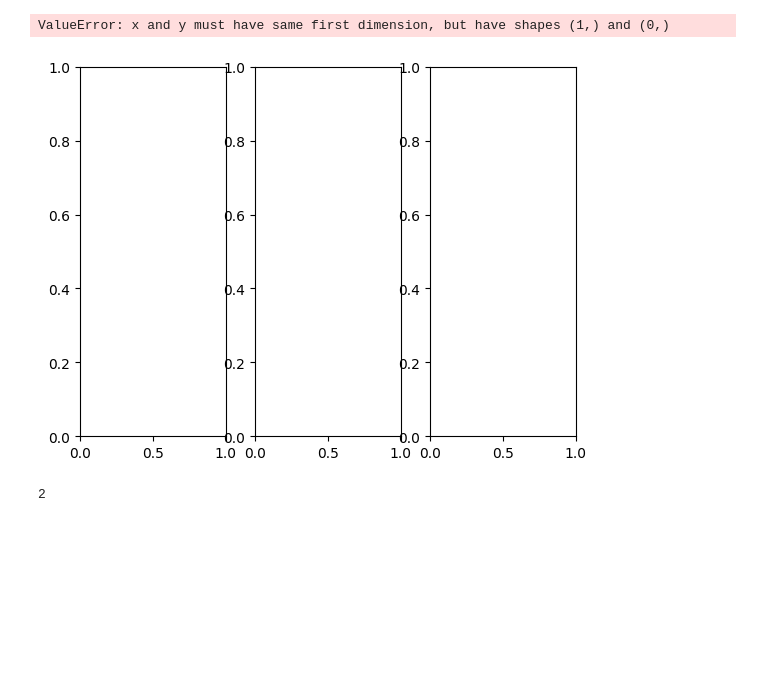
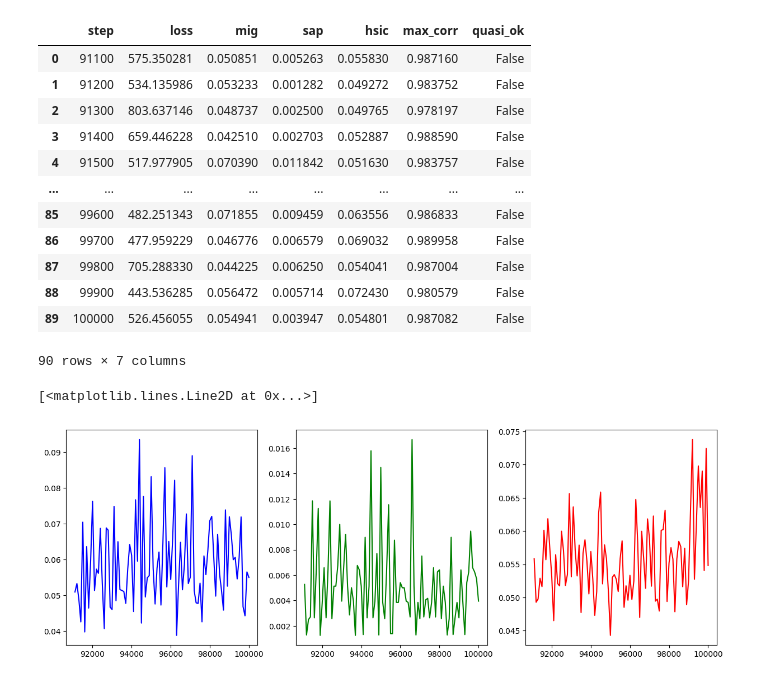
Before and after one commit to HannaRF/mod_gen, a Jupyter notebook: beta_VAE.ipynb, the cells around one changed output. Drawn from its saved outputs; the diff is of its cells as text; code cells hidden in the pictures; blank space fills up the shorter version.

Commit message:
beta_vae finished and requirements.txt for env

```diff
--- a/beta_VAE.ipynb
+++ b/beta_VAE.ipynb
@@ -19,6 +19,8 @@ from sklearn.feature_selection import mutual_info_classif
 from sklearn.linear_model import LogisticRegression
 from sklearn.preprocessing import KBinsDiscretizer
 from sklearn.model_selection import train_test_split
+# from utils import compute_hsic, compute_mig, compute_quasi_ortho, compute_sap
+import pandas as pd
 
 # Parser de argumentos
 parser = argparse.ArgumentParser()
@@ -38,7 +40,10 @@ parser.add_argument('--C_max',      type=float, default=25.)
 parser.add_argument('--C_stop_iter',type=int,   default=1e5)
 parser.add_argument('--log_interval', type=int, default=100)
 parser.add_argument('--reset', action='store_true')
+
+# utiliza checkpoint salvo se --reset não for especificado
 parser.set_defaults(reset=False)
+
 args, _ = parser.parse_known_args()
 
 checkpoint_dir = './checkpoints'
@@ -109,6 +114,8 @@ class BetaVAE(nn.Module):
         z = reparametrize(mu, logvar)
         return self.decoder(z).view_as(x), mu, logvar
 
+print(f"Dataset: {args.dataset}, Objective: {args.objective}, ")
+
 # -----------------------------------------
 # 3) Métricas
 # -----------------------------------------
@@ -177,17 +184,14 @@ def compute_sap(z_np, factors_np, test_size=0.3, random_state=0):
         sap_scores.append(errs[idx[1]] - errs[idx[0]])
     return np.mean(sap_scores) if sap_scores else 0.0
 
-
-
-print(f"Dataset: {args.dataset}, Objective: {args.objective}, ")
-
 # -----------------------------------------
 # 4) Training Loop com Objective H ou B
 # -----------------------------------------
 device = torch.device('cuda' if torch.cuda.is_available() else 'cpu')
 model = BetaVAE(z_dim=args.z_dim, nc=3).to(device)
 opt = optim.Adam(model.parameters(), lr=args.lr, betas=(args.beta1, args.beta2))
-migs, saps, hsics, quasis = [], [], [], []
+
+df = pd.DataFrame(columns=['step', 'loss', 'mig', 'sap', 'hsic', 'max_corr', 'quasi_ok'])
 
 start_step = 1
 if os.path.exists(checkpoint_path) and not args.reset:
@@ -218,12 +222,22 @@ for step in range(start_step, args.max_iter + 1):
         with torch.no_grad():
             zs = mu.cpu().numpy()
             fac = attrs.numpy()
+
             mig = compute_mig(zs, fac)
             sap = compute_sap(zs, fac)
             hsic = compute_hsic(mu)
             ok, eps_real = compute_quasi_ortho(mu)
-            migs.append(mig); saps.append(sap)
-            hsics.append(hsic); quasis.append(ok)
+
+            df = pd.concat([df, pd.DataFrame({
+                'step': [step],
+                'loss': [loss.item()],
+                'mig': [mig],
+                'sap': [sap],
+                'hsic': [hsic],
+                'max_corr': [eps_real],
+                'quasi_ok': [ok]
+            })], ignore_index=True)
+
         print(f"[Step {step}] Loss:{loss.item():.4f} MIG:{mig:.4f} SAP:{sap:.4f} "
               f"HSIC:{hsic:.4f} MaxCorr:{eps_real:.4e} QuasiOK:{ok}")
 
@@ -233,7 +247,12 @@ for step in range(start_step, args.max_iter + 1):
             'model_state_dict': model.state_dict(),
             'optimizer_state_dict': opt.state_dict(),
         }, checkpoint_path)
+        df.to_csv(os.path.join(checkpoint_dir, 'log_beta_VAE.csv'), index=False)
         print(f"Checkpoint salvo no step {step}")
+        print(f"Log salvo em {os.path.join(checkpoint_dir, 'log_beta_VAE.csv')}")
+
+df.to_csv(os.path.join(checkpoint_dir, 'log_beta_VAE.csv'), index=False)
+
 
 # print(f"MIG:{mig:.4f} SAP:{sap:.4f} HSIC:{hsic:.4f} MaxCorr:{eps_real:.4e} QuasiOK:{ok}")
 
@@ -257,17 +313,31 @@ Checkpoint carregado, continuando do step 100000...
+# %%
+df
+# %% [output]
+|  | step | loss | mig | sap | hsic | max_corr | quasi_ok |
+| 0 | 91100 | 575.350281 | 0.050851 | 0.005263 | 0.055830 | 0.987160 | False |
+| 1 | 91200 | 534.135986 | 0.053233 | 0.001282 | 0.049272 | 0.983752 | False |
+| 2 | 91300 | 803.637146 | 0.048737 | 0.002500 | 0.049765 | 0.978197 | False |
+| 3 | 91400 | 659.446228 | 0.042510 | 0.002703 | 0.052887 | 0.988590 | False |
+| 4 | 91500 | 517.977905 | 0.070390 | 0.011842 | 0.051630 | 0.983757 | False |
+| ... | ... | ... | ... | ... | ... | ... | ... |
+| 85 | 99600 | 482.251343 | 0.071855 | 0.009459 | 0.063556 | 0.986833 | False |
+| 86 | 99700 | 477.959229 | 0.046776 | 0.006579 | 0.069032 | 0.989958 | False |
+| 87 | 99800 | 705.288330 | 0.044225 | 0.006250 | 0.054041 | 0.987004 | False |
+| 88 | 99900 | 443.536285 | 0.056472 | 0.005714 | 0.072430 | 0.980579 | False |
+| 89 | 100000 | 526.456055 | 0.054941 | 0.003947 | 0.054801 | 0.987082 | False |
+90 rows × 7 columns
 # %%
-x = len(migs)
+x = df.step.values
 fig,ax = plt.subplots(nrows = 1, ncols = 3)
+#size of figure
+fig.set_size_inches(15, 5)
 
-ax[0].plot(x,migs,'b')
-ax[1].plot(x, saps, 'g')
-ax[2].plot(x,hsics,'r')
+ax[0].plot(x,df.mig.values,'b')
+ax[1].plot(x, df.sap.values, 'g')
+ax[2].plot(x,df.hsic.values,'r')
 # %% [output]
-ValueError: x and y must have same first dimension, but have shapes (1,) and (0,)
+[<matplotlib.lines.Line2D at 0x...>]
-[figure, old version]
+[figure, new version]
-# %%
-1+1
-# %% [output]
-2
 # %%
 # salvar umas 10000 imagens para calcular FID
 os.makedirs(fake_dir, exist_ok=True)
```
Also changed, not shown: parts of 1 cell of this notebook, 2 other files.
